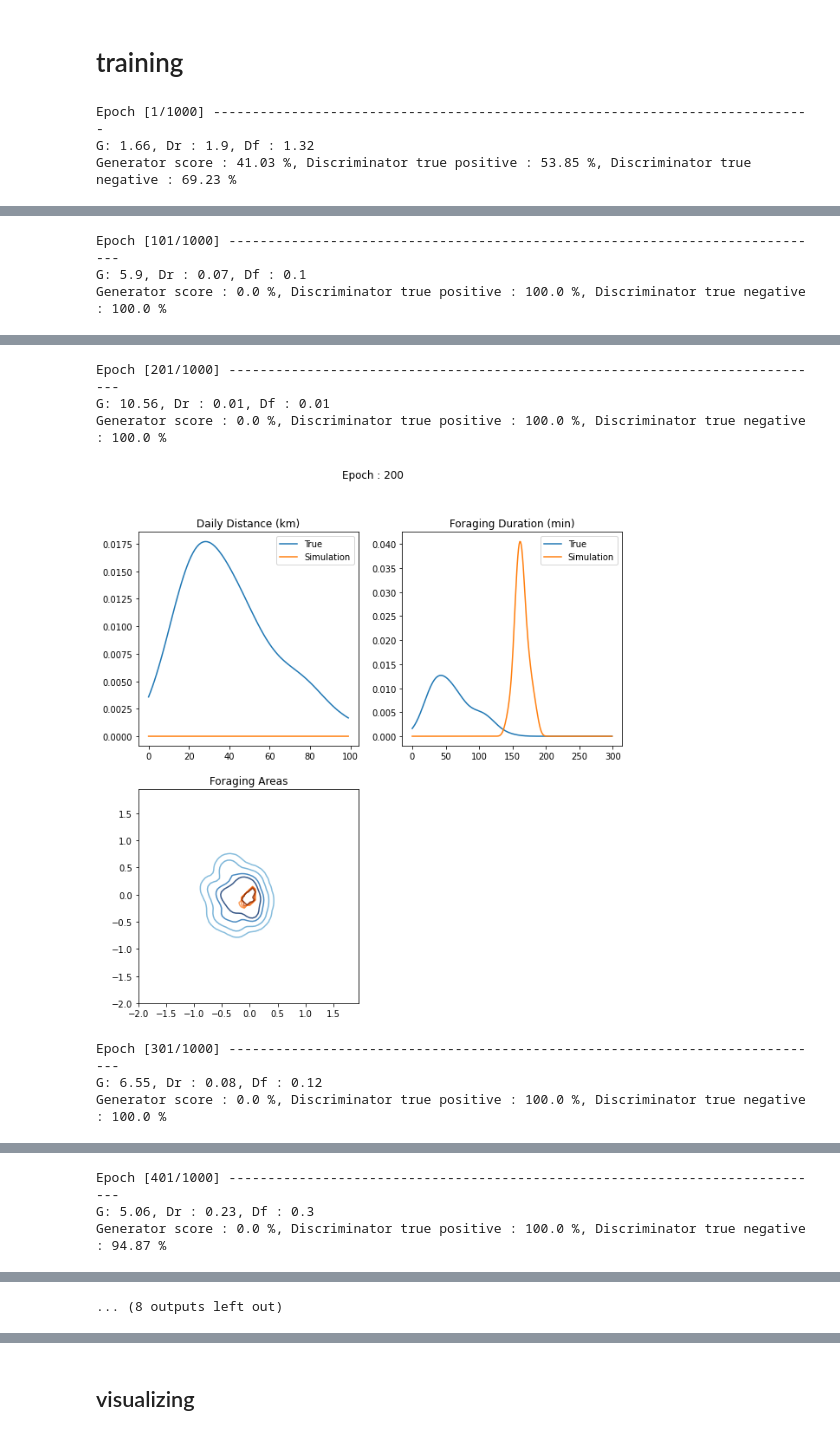
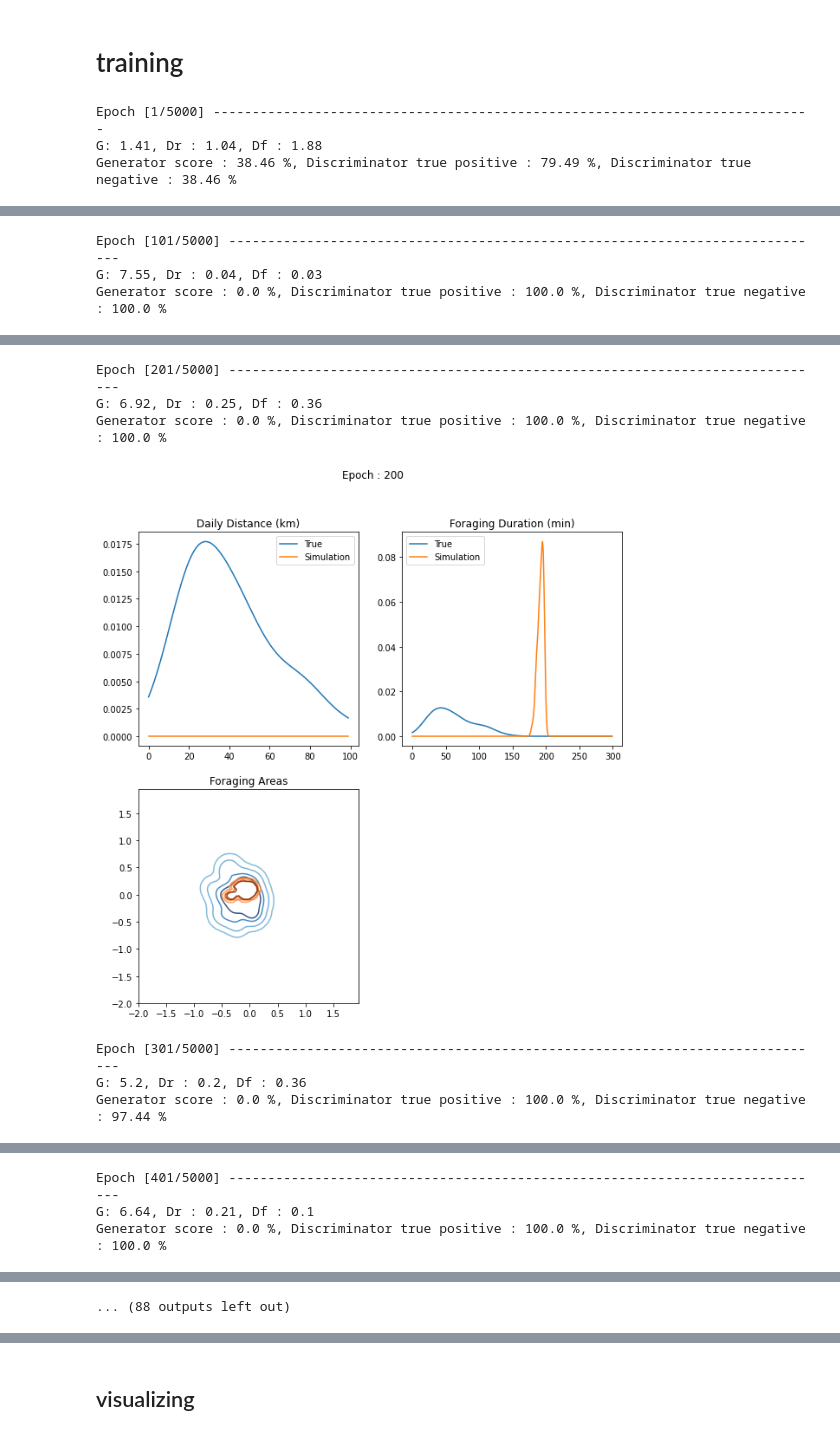
Before and after one commit to AmedeeRoy/BirdGAN, a Jupyter notebook: code/basicGAN/basicGAN_cnn_global.ipynb, the cells around one changed output, grey strips where cells are left out. Drawn from its saved outputs; the diff is of its cells as text; code cells hidden in the pictures.

```diff
--- a/code/basicGAN/basicGAN_cnn_global.ipynb
+++ b/code/basicGAN/basicGAN_cnn_global.ipynb
@@ -484,7 +484,7 @@ target_ones = torch.ones((batch_size, 1), device=device)
 target_zeros = torch.zeros((batch_size, 1), device=device)
 # %%
 # Train the model
-nb_epoch = 1000
+nb_epoch = 5000
 score = []
 
 for epoch in range(nb_epoch):
@@ -562,6 +562,6 @@ for epoch in range(nb_epoch):
         plt.show()
         plt.close()
 # %% [output]
-Epoch [1/1000] -----------------------------------------------------------------------------
-G: 1.66, Dr : 1.9, Df : 1.32
-Generator score : 41.03 %, Discriminator true positive : 53.85 %, Discriminator true negative : 69.23 %
+Epoch [1/5000] -----------------------------------------------------------------------------
+G: 1.41, Dr : 1.04, Df : 1.88
+Generator score : 38.46 %, Discriminator true positive : 79.49 %, Discriminator true negative : 38.46 %
@@ -569,3 +569,3 @@ Generator score : 41.03 %, Discriminator true positive : 53.85 %, Discriminator
-Epoch [101/1000] -----------------------------------------------------------------------------
-G: 5.9, Dr : 0.07, Df : 0.1
+Epoch [101/5000] -----------------------------------------------------------------------------
+G: 7.55, Dr : 0.04, Df : 0.03
 Generator score : 0.0 %, Discriminator true positive : 100.0 %, Discriminator true negative : 100.0 %
@@ -573,7 +573,7 @@ Generator score : 0.0 %, Discriminator true positive : 100.0 %, Discriminator tr
-Epoch [201/1000] -----------------------------------------------------------------------------
-G: 10.56, Dr : 0.01, Df : 0.01
+Epoch [201/5000] -----------------------------------------------------------------------------
+G: 6.92, Dr : 0.25, Df : 0.36
 Generator score : 0.0 %, Discriminator true positive : 100.0 %, Discriminator true negative : 100.0 %
-[figure, old version]
+[figure, new version]
-Epoch [301/1000] -----------------------------------------------------------------------------
-G: 6.55, Dr : 0.08, Df : 0.12
-Generator score : 0.0 %, Discriminator true positive : 100.0 %, Discriminator true negative : 100.0 %
+Epoch [301/5000] -----------------------------------------------------------------------------
+G: 5.2, Dr : 0.2, Df : 0.36
+Generator score : 0.0 %, Discriminator true positive : 100.0 %, Discriminator true negative : 97.44 %
@@ -581,3 +581,3 @@ Generator score : 0.0 %, Discriminator true positive : 100.0 %, Discriminator tr
-Epoch [401/1000] -----------------------------------------------------------------------------
-G: 5.06, Dr : 0.23, Df : 0.3
-Generator score : 0.0 %, Discriminator true positive : 100.0 %, Discriminator true negative : 94.87 %
+Epoch [401/5000] -----------------------------------------------------------------------------
+G: 6.64, Dr : 0.21, Df : 0.1
+Generator score : 0.0 %, Discriminator true positive : 100.0 %, Discriminator true negative : 100.0 %
@@ -589,4 +589,4 @@ Generator score : 0.0 %, Discriminator true positive : 97.44 %, Discriminator tr
-... (8 outputs left out)
+... (88 outputs left out)
 # %%
 score = np.array(score)
 # [score_daily_dist, score_foraging_duration, score_foraging_area, score_foraging_times]
```
Also changed, not shown: parts of 8 cells of this notebook.
